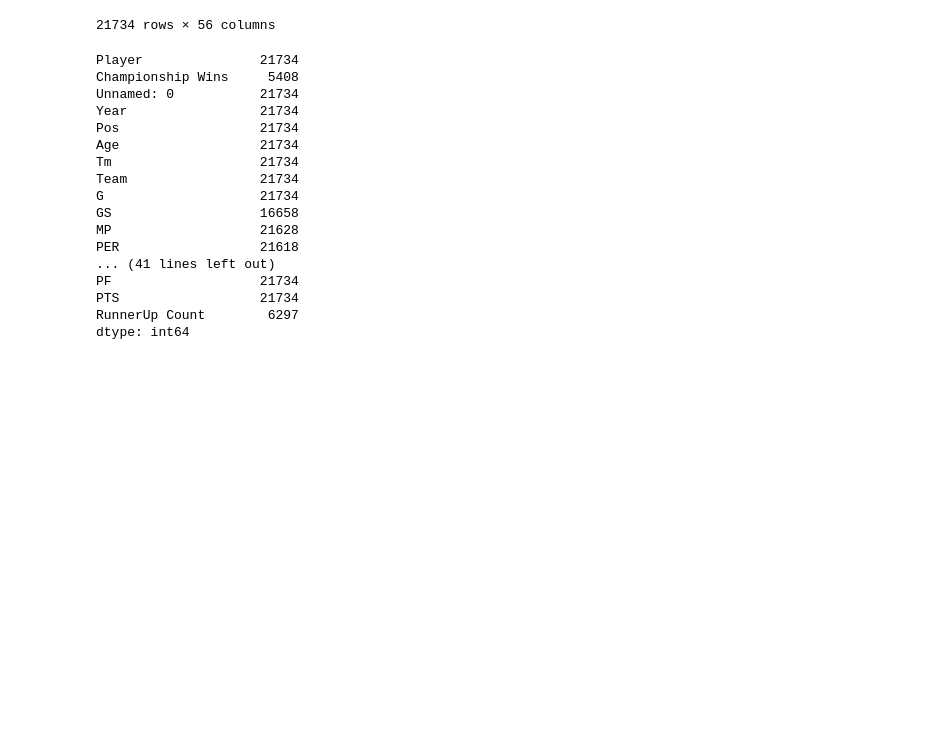
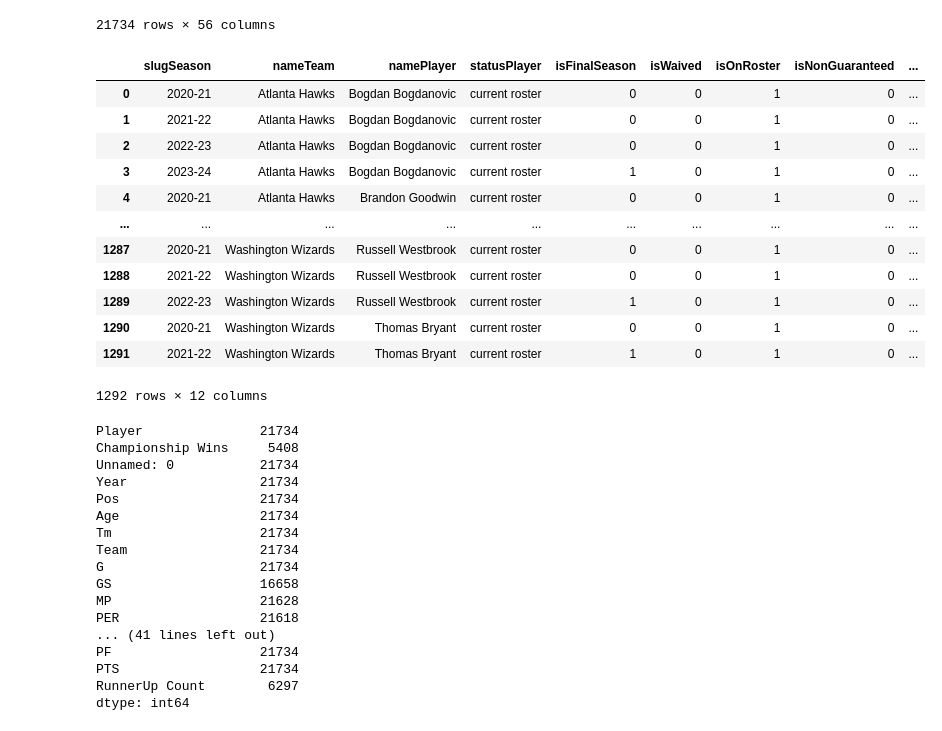
Before and after one commit to caitbeatty/nba_machine_learning, a Jupyter notebook: data_merge.ipynb, the cells around one changed output. Saved outputs shown, nothing was run; the diff lists cells and outputs as text; code cells hidden in the pictures; blank space fills up the shorter version.

Commit message:
salary data added

```diff
--- a/data_merge.ipynb
+++ b/data_merge.ipynb
@@ -7,11 +7,13 @@ import numpy as np
 player_data_to_load = "data/backupdata/Seasons_Stats.csv"
 champion_data_to_load = "data/finals_results_by_year.csv"
 runner_up_data_to_load = "data/runnerupsdata.csv"
+salary_data_to_load = "data/player_salary.csv"
 
 # Read data into DataFrames
 player_data = pd.read_csv(player_data_to_load)
 champion_data = pd.read_csv(champion_data_to_load)
 runnerup_data = pd.read_csv(runner_up_data_to_load)
+salary_data = pd.read_csv(salary_data_to_load)
 # %%
 # Review the Championship DataFrame
 champion_data
@@ -194,3 +196,19 @@ players_complete_df
 | 21732 | Paul Zipser | NaN | 24689 | 2017 | SF | 22 | CHI | Chicago Bulls | 44 | 18.0 | ... |
 | 21733 | Ivica Zubac | NaN | 24690 | 2017 | C | 19 | LAL | Los Angeles Lakers | 38 | 11.0 | ... |
 21734 rows × 56 columns
+# %%
+salary_data
+# %% [output]
+|  | slugSeason | nameTeam | namePlayer | statusPlayer | isFinalSeason | isWaived | isOnRoster | isNonGuaranteed | ... |
+| 0 | 2020-21 | Atlanta Hawks | Bogdan Bogdanovic | current roster | 0 | 0 | 1 | 0 | ... |
+| 1 | 2021-22 | Atlanta Hawks | Bogdan Bogdanovic | current roster | 0 | 0 | 1 | 0 | ... |
+| 2 | 2022-23 | Atlanta Hawks | Bogdan Bogdanovic | current roster | 0 | 0 | 1 | 0 | ... |
+| 3 | 2023-24 | Atlanta Hawks | Bogdan Bogdanovic | current roster | 1 | 0 | 1 | 0 | ... |
+| 4 | 2020-21 | Atlanta Hawks | Brandon Goodwin | current roster | 0 | 0 | 1 | 0 | ... |
+| ... | ... | ... | ... | ... | ... | ... | ... | ... | ... |
+| 1287 | 2020-21 | Washington Wizards | Russell Westbrook | current roster | 0 | 0 | 1 | 0 | ... |
+| 1288 | 2021-22 | Washington Wizards | Russell Westbrook | current roster | 0 | 0 | 1 | 0 | ... |
+| 1289 | 2022-23 | Washington Wizards | Russell Westbrook | current roster | 1 | 0 | 1 | 0 | ... |
+| 1290 | 2020-21 | Washington Wizards | Thomas Bryant | current roster | 0 | 0 | 1 | 0 | ... |
+| 1291 | 2021-22 | Washington Wizards | Thomas Bryant | current roster | 1 | 0 | 1 | 0 | ... |
+1292 rows × 12 columns
```
Also changed, not shown: parts of 3 cells of this notebook, 3 other files.
